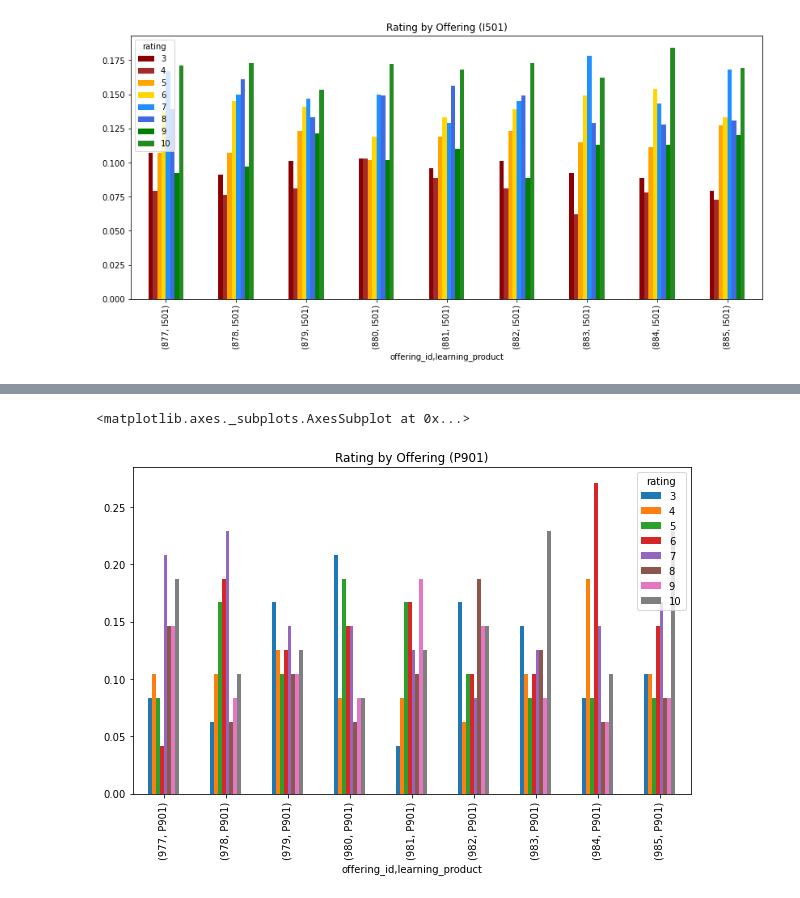
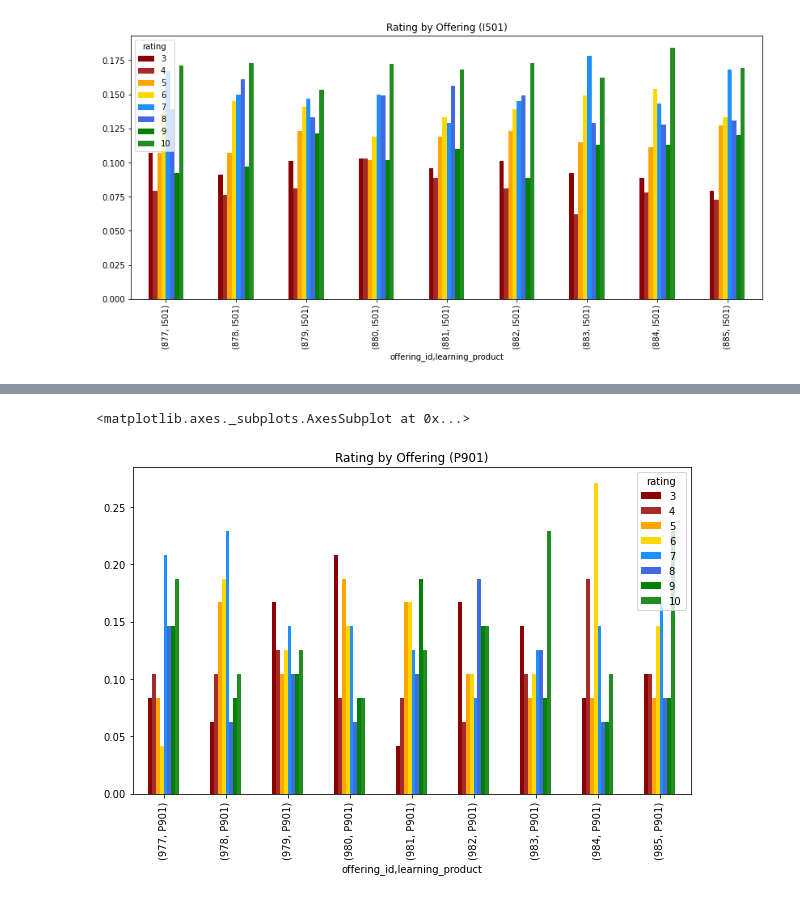
Before and after one commit to ToferC/learner_models, a Jupyter notebook: Evals_analysis.ipynb, the cells around one changed output, grey strips where cells are left out. Saved outputs shown, nothing was run; the diff lists cells and outputs as text; code cells hidden in the pictures.

```diff
--- a/Evals_analysis.ipynb
+++ b/Evals_analysis.ipynb
@@ -161,6 +161,7 @@ ValueError: 'a' is neither a valid single color nor a color sequence consisting
 # %%
-pd.crosstab([df.offering_id, df.learning_product.where(df.learning_product=="P901")], df.rating, normalize="index").plot(kind='bar', title="Rating by Offering (P901)", figsize=(10,6))
+pd.crosstab([df.offering_id, df.learning_product.where(df.learning_product=="P901")], df.rating, normalize="index").plot(kind='bar', title="Rating by Offering (P901)", figsize=(10,6),
+                                                                                                                      color=eight_grad)
 # %% [output]
 <matplotlib.axes._subplots.AxesSubplot at 0x...>
-[figure, old version]
+[figure, new version]
 # %%
```
Also changed, not shown: parts of 10 cells of this notebook, 3 other files.
